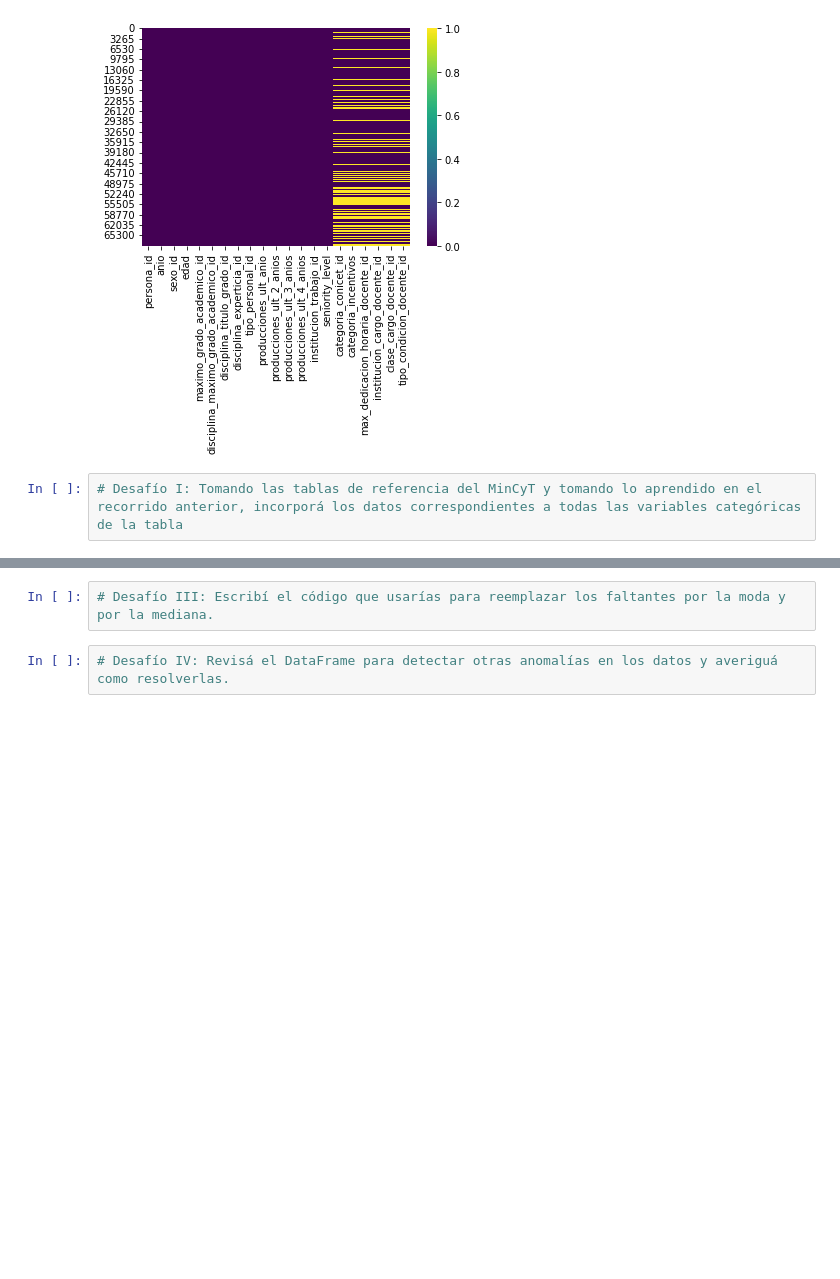
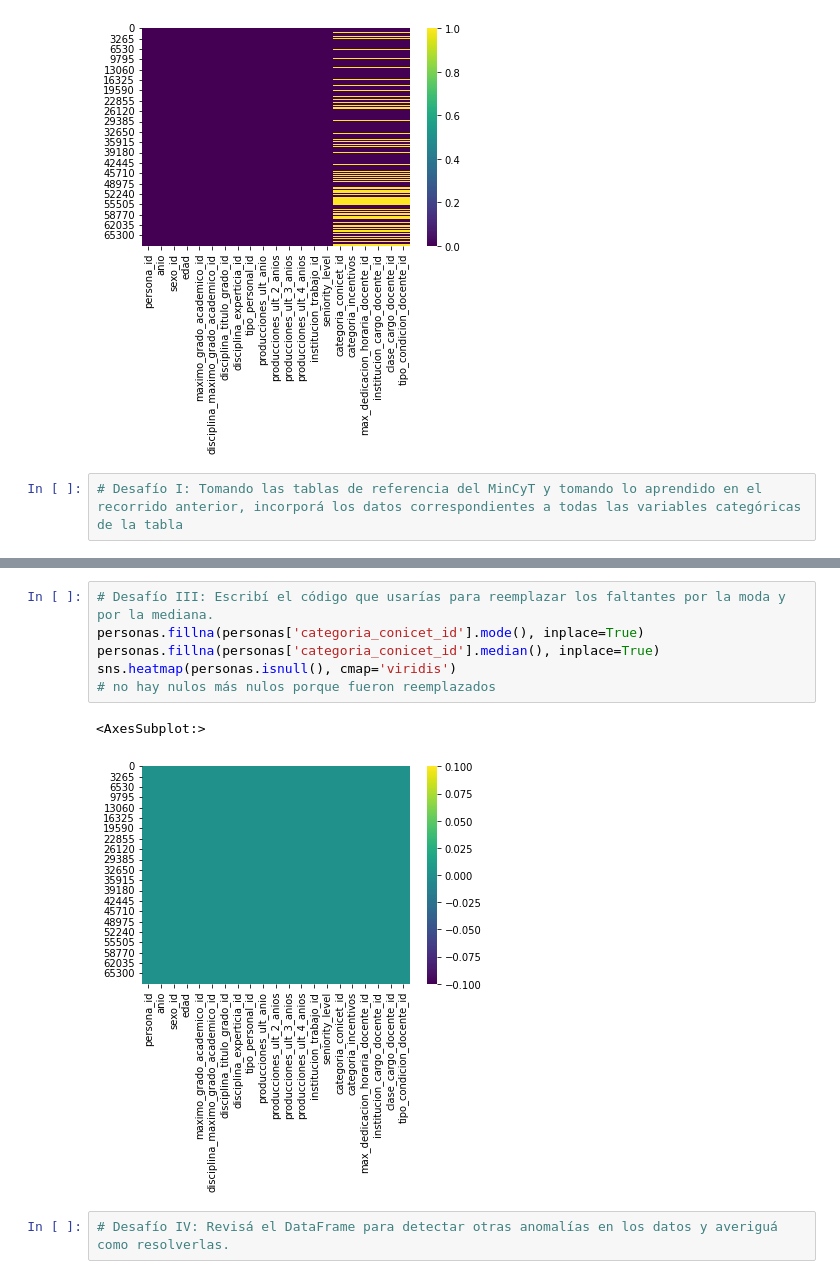
Before and after one commit to Lorenzoriccio/F-de-Informatica-sample, a Jupyter notebook: F-Informatica-LRiccio/Prácticos-Datos/Pandas/Desafíos/d_analisispandas_t.ipynb, the cells around one changed output, grey strips where cells are left out. Saved outputs shown, nothing was run; the diff lists cells and outputs as text; blank space fills up the shorter version.

```diff
--- a/F-Informatica-LRiccio/Prácticos-Datos/Pandas/Desafíos/d_analisispandas_t.ipynb
+++ b/F-Informatica-LRiccio/Prácticos-Datos/Pandas/Desafíos/d_analisispandas_t.ipynb
@@ -20,4 +43,11 @@ sns.heatmap(personas.isnull(), cmap='viridis') #--> inspeccion de los datos del
 # %%
 # Desafío III: Escribí el código que usarías para reemplazar los faltantes por la moda y por la mediana.
+personas.fillna(personas['categoria_conicet_id'].mode(), inplace=True)
+personas.fillna(personas['categoria_conicet_id'].median(), inplace=True)
+sns.heatmap(personas.isnull(), cmap='viridis')
+# no hay nulos más nulos porque fueron reemplazados
+# %% [output]
+<AxesSubplot:>
+[figure, added]
 # %%
 # Desafío IV: Revisá el DataFrame para detectar otras anomalías en los datos y averiguá como resolverlas.
```
Also changed, not shown: parts of 3 cells of this notebook, 1 other file.
